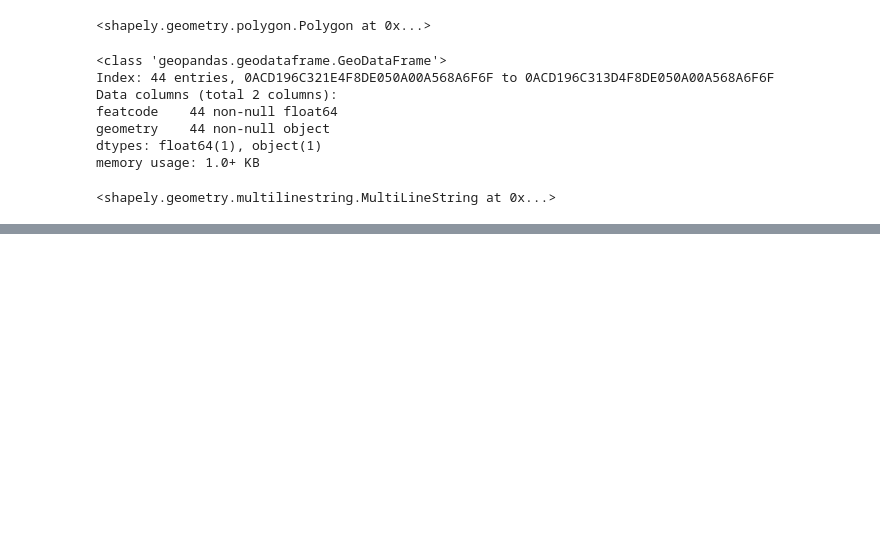
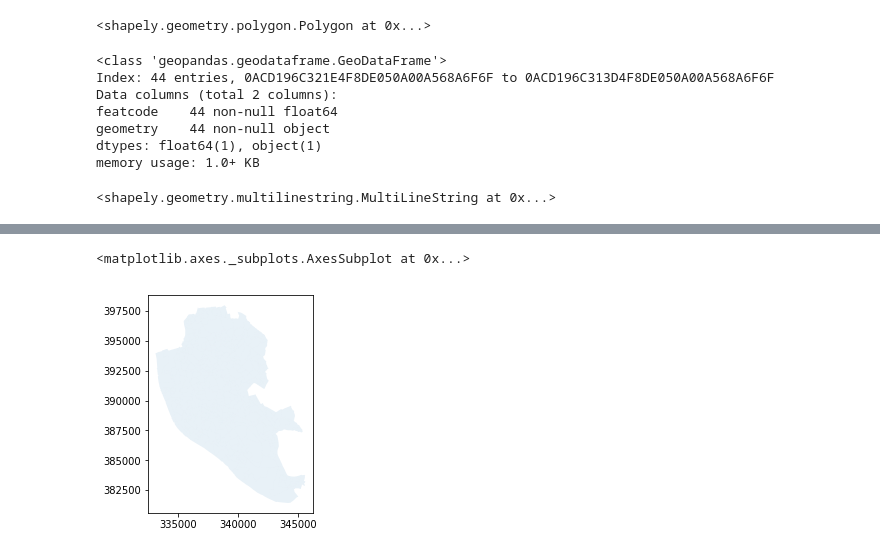
Before and after one commit to nleond/notebooks, a Jupyter notebook: gallery_jupyter/Untitled.ipynb, the cells around one changed output, grey strips where cells are left out. Saved outputs shown, nothing was run; the diff lists cells and outputs as text; code cells hidden in the pictures; blank space fills up the shorter version.

```diff
--- a/gallery_jupyter/Untitled.ipynb
+++ b/gallery_jupyter/Untitled.ipynb
@@ -54,0 +75,5 @@ rwy_tun.loc['0ACD196C313D4F8DE050A00A568A6F6F', 'geometry']
+# %%
+lsoas.plot(alpha=0.1)
+# %% [output]
+<matplotlib.axes._subplots.AxesSubplot at 0x...>
+[figure, added]
```
Also changed, not shown: parts of 8 cells of this notebook.
